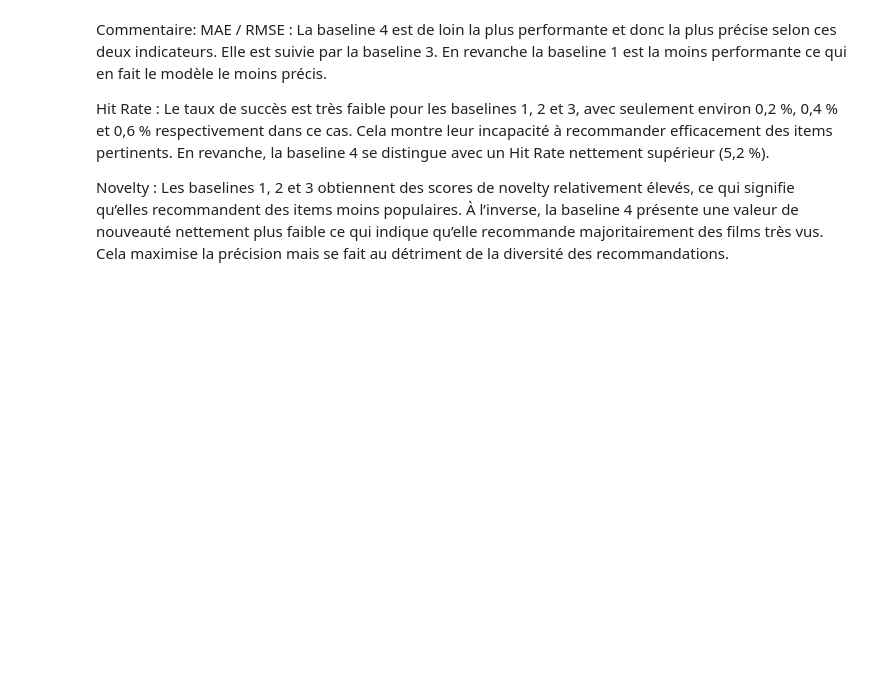
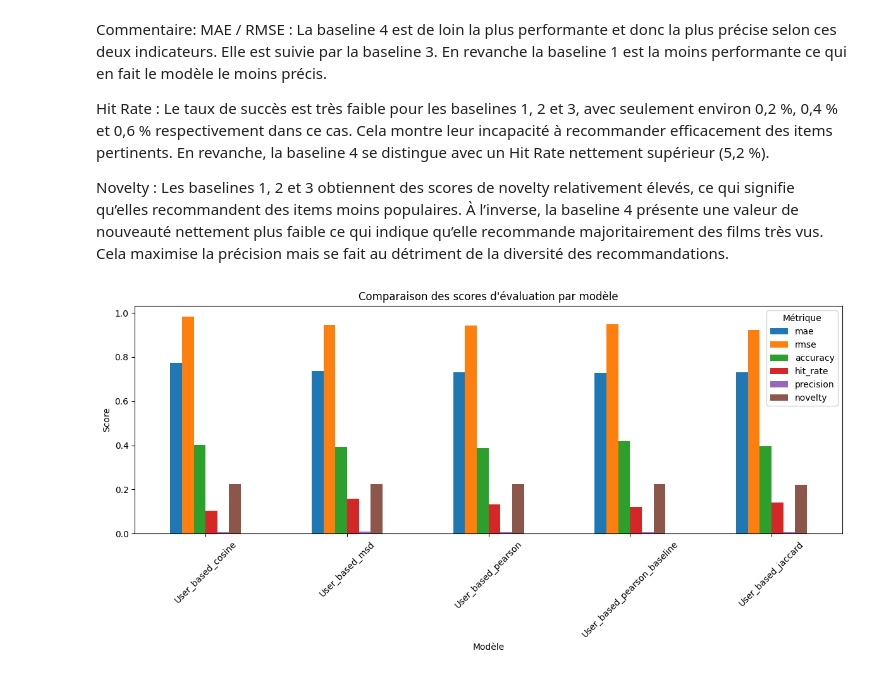
Before and after one commit to OOmsMathis/Recommender-Systeem-, a Jupyter notebook: evaluator.ipynb, the cells around one changed output. Drawn from its saved outputs; the diff is of its cells as text; code cells hidden in the pictures; blank space fills up the shorter version.

```diff
--- a/evaluator.ipynb
+++ b/evaluator.ipynb
@@ -468,3 +487,32 @@ Le taux de succès est très faible pour les baselines 1, 2 et 3, avec seulement
 
 Novelty :
 Les baselines 1, 2 et 3 obtiennent des scores de novelty relativement élevés, ce qui signifie qu’elles recommandent des items moins populaires. À l’inverse, la baseline 4 présente une valeur de nouveauté nettement plus faible ce qui indique qu’elle recommande majoritairement des films très vus. Cela maximise la précision mais se fait au détriment de la diversité des recommandations.
+# %%
+import pandas as pd
+from constants import Constant as C
+import os
+
+import matplotlib.pyplot as plt
+
+def plot_evaluation_comparison(evaluation_df=None):
+    """
+    Affiche un graphique comparatif des scores pour chaque modèle.
+    Les noms des modèles sont affichés en abscisse, chaque métrique est représentée par une barre.
+    Si evaluation_df n'est pas fourni, utilise la variable globale evaluation_report.
+    """
+    if evaluation_df is None:
+        evaluation_df = evaluation_report
+
+    ax = evaluation_df.plot(kind='bar', figsize=(12, 6))
+    plt.title("Comparaison des scores d'évaluation par modèle")
+    plt.ylabel("Score")
+    plt.xlabel("Modèle")
+    plt.xticks(rotation=45)
+    plt.legend(title="Métrique")
+    plt.tight_layout()
+    plt.show()
+
+# Exemple d'utilisation :
+plot_evaluation_comparison()
+# %% [output]
+[figure, added]
```
Also changed, not shown: parts of 1 cell of this notebook, 3 other files.
